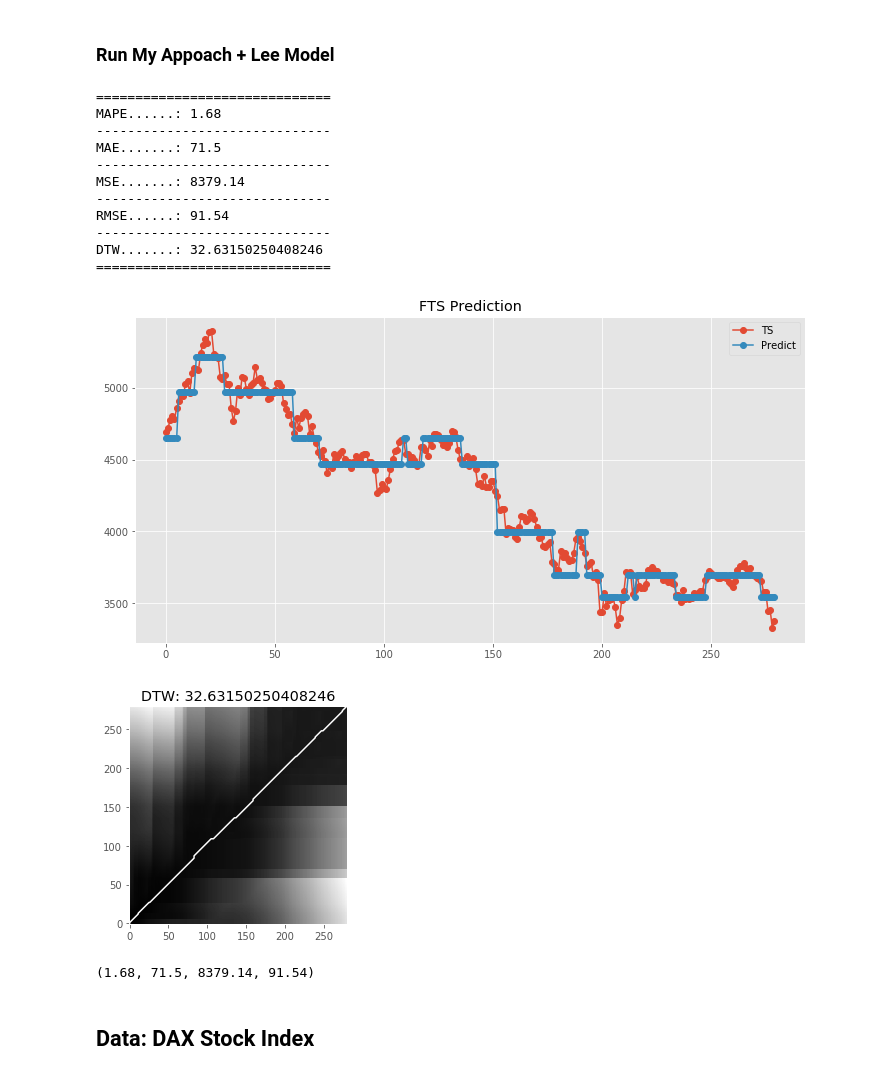
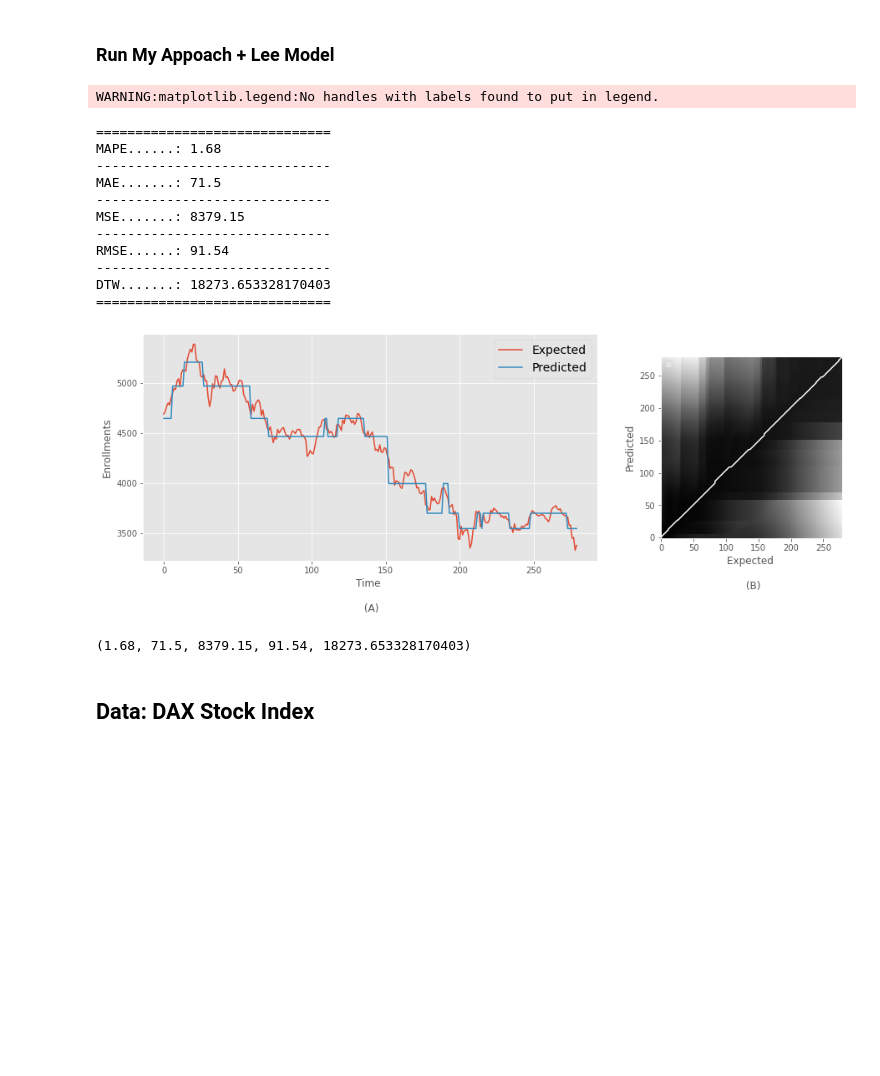
Before and after one commit to Marcos001/Filtered-Fuzzy-Time-Series, a Jupyter notebook: F-fts/Quantitative Evaluation.ipynb, the cells around one changed output. Saved outputs shown, nothing was run; the diff lists cells and outputs as text; code cells hidden in the pictures; blank space fills up the shorter version.

```diff
--- a/F-fts/Quantitative Evaluation.ipynb
+++ b/F-fts/Quantitative Evaluation.ipynb
@@ -77,7 +75,7 @@ DTW.......: 154.36156226485022
 # %% [markdown]
 ## Data: TAIEX 1992 stock index
 # %%
-taiex = pd.read_csv('../../data/csv/stock/TAIEX_1992.csv', index_col=[0])
+taiex = pd.read_csv('data/TAIEX_1992.csv', index_col=[0])
 taiex.head()
 # %% [output]
 |  | values |
@@ -160,25 +153,25 @@ DTW.......: 41.82573241372354
 # %% [markdown]
 ### Run My Appoach + Lee Model
 # %%
-from FTS.Models.MV_Lee import STFMV_Convencional
-model = STFMV_Convencional()
+from FTS.Models.MV_Lee import STFMV_Convencional_Lee
+model = STFMV_Convencional_Lee()
 model.fit(X=df_fts[[col,col_imf]].values, k=7)
 model.predict()
 # %% [output]
-==============================
-MAPE......: 1.68
-------------------------------
-MAE.......: 71.5
-------------------------------
-MSE.......: 8379.14
-------------------------------
-RMSE......: 91.54
-------------------------------
-DTW.......: 32.63150250408246
-==============================
+WARNING:matplotlib.legend:No handles with labels found to put in legend.
+==============================
+MAPE......: 1.68
+------------------------------
+MAE.......: 71.5
+------------------------------
+MSE.......: 8379.15
+------------------------------
+RMSE......: 91.54
+------------------------------
+DTW.......: 18273.653328170403
+==============================
-[figure, old version]
+[figure, new version]
-[figure, removed]
-(1.68, 71.5, 8379.14, 91.54)
+(1.68, 71.5, 8379.15, 91.54, 18273.653328170403)
 # %% [markdown]
 ## Data: DAX Stock Index
 # %%
```
Also changed, not shown: parts of 10 cells of this notebook, 7 other files.
